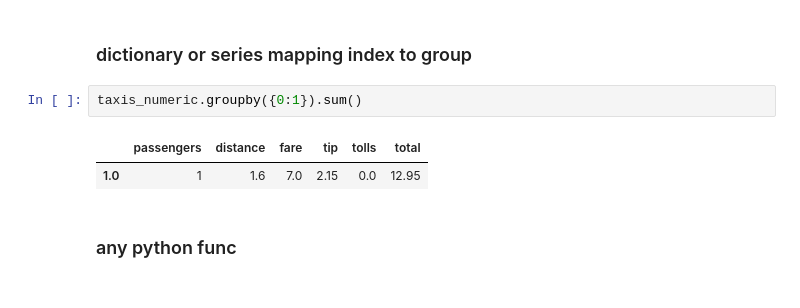
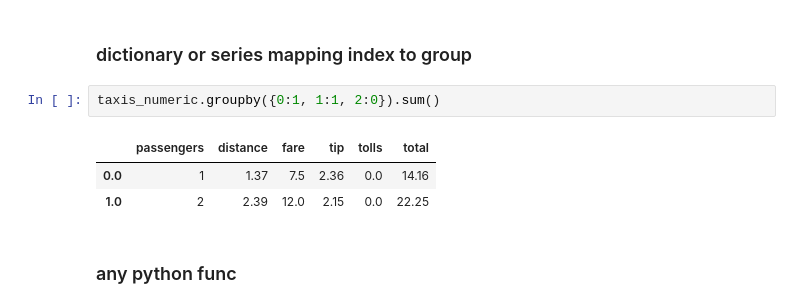
Before and after one commit to tkleg/SSE591-Projects, a Jupyter notebook: Proj3/combining_datasets_aggregation_grouping.ipynb, the cells around one changed output. Saved outputs shown, nothing was run; the diff lists cells and outputs as text.

```diff
--- a/Proj3/combining_datasets_aggregation_grouping.ipynb
+++ b/Proj3/combining_datasets_aggregation_grouping.ipynb
@@ -230,10 +266,11 @@ small_df.groupby(indices).sum()
 # %% [markdown]
 ### dictionary or series mapping index to group
 # %%
-taxis_numeric.groupby({0:1}).sum()
+taxis_numeric.groupby({0:1, 1:1, 2:0}).sum()
 # %% [output]
 |  | passengers | distance | fare | tip | tolls | total |
-| 1.0 | 1 | 1.6 | 7.0 | 2.15 | 0.0 | 12.95 |
+| 0.0 | 1 | 1.37 | 7.5 | 2.36 | 0.0 | 14.16 |
+| 1.0 | 2 | 2.39 | 12.0 | 2.15 | 0.0 | 22.25 |
 # %% [markdown]
 ### any python func
 # %%
```
Also changed, not shown: parts of 7 cells of this notebook.
